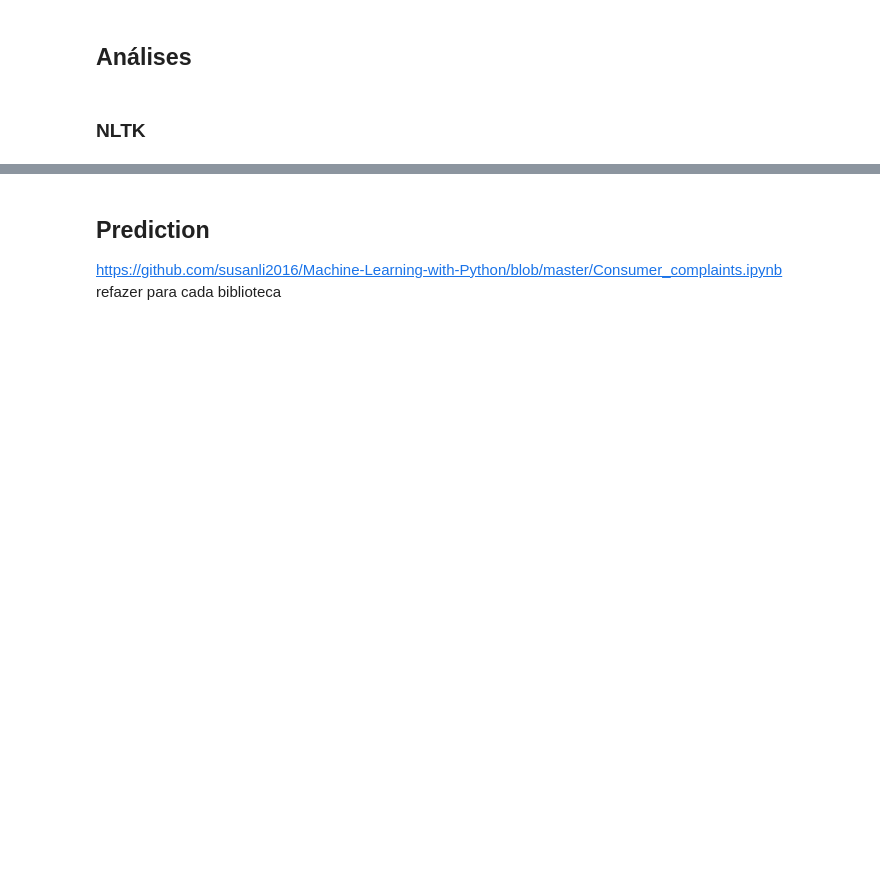
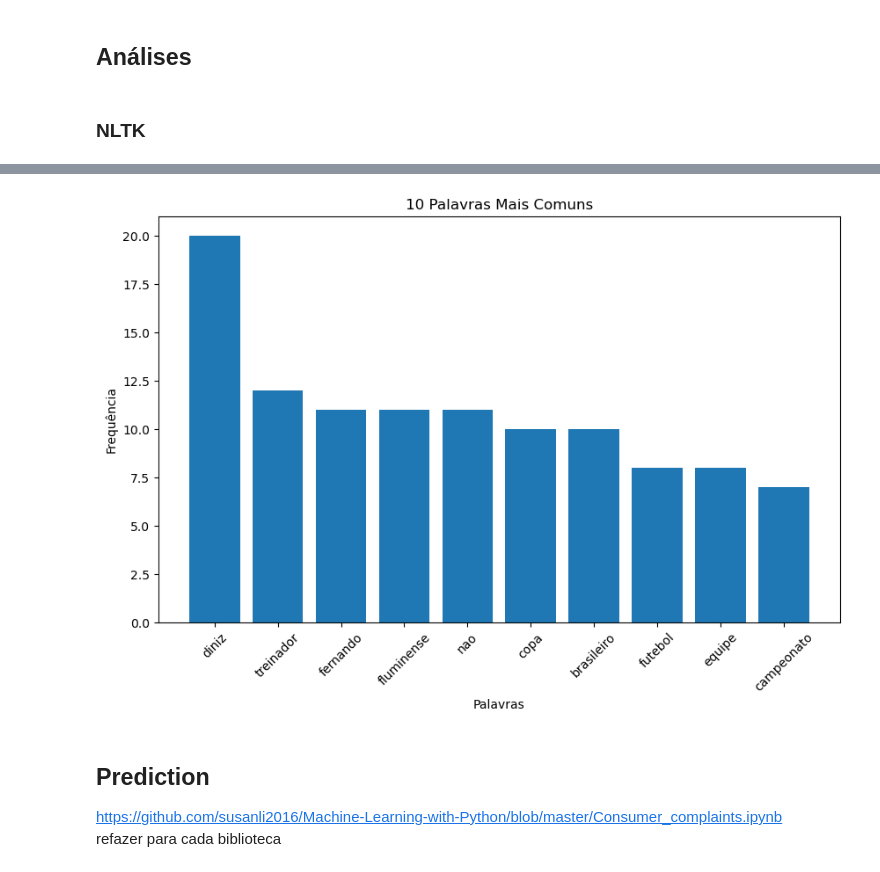
Before and after one commit to BiancaNCoelho/NLP, a Jupyter notebook: T01/Trabalho1.ipynb, the cells around one changed output, grey strips where cells are left out. Drawn from its saved outputs; the diff is of its cells as text; code cells hidden in the pictures; blank space fills up the shorter version.

```diff
--- a/T01/Trabalho1.ipynb
+++ b/T01/Trabalho1.ipynb
@@ -273,7 +278,7 @@ for i in range(len(text3)):
 tokens3 = []
 
 for i in range(len(text3)):
-    tokens3.append(simple_preprocess(text3[i], min_len = 4))
+    tokens3.append(list(tokenize(text3[i])))
 
 print(tokens3[0])
 # %% [output]
@@ -280,0 +292,9 @@ print(tokens3[0])
+# %%
+token3 = []
+for i in tokens3:
+    temp = []
+    for token in i:
+        if token not in stopwords:
+            temp.append(token)
+    token3.append(temp)
+print(token3[0])
@@ -320,3 +366,18 @@ plt.show()
+# %%
+# Obter os 10 tokens mais comuns e suas contagens
+tokens_mais_comuns = frequencia_palavras.most_common(10)
+palavras, contagens = zip(*tokens_mais_comuns)
+
+# Gráfico de Barras
+plt.figure(figsize=(10, 6))
+plt.bar(palavras, contagens)
+plt.xlabel('Palavras')
+plt.ylabel('Frequência')
+plt.title('10 Palavras Mais Comuns')
+plt.xticks(rotation=45)
+plt.show()
+# %% [output]
+[figure, added]
 # %% [markdown]
 ## Prediction
 https://github.com/susanli2016/Machine-Learning-with-Python/blob/master/Consumer_complaints.ipynb  <br>
```
Also changed, not shown: parts of 27 cells of this notebook.
